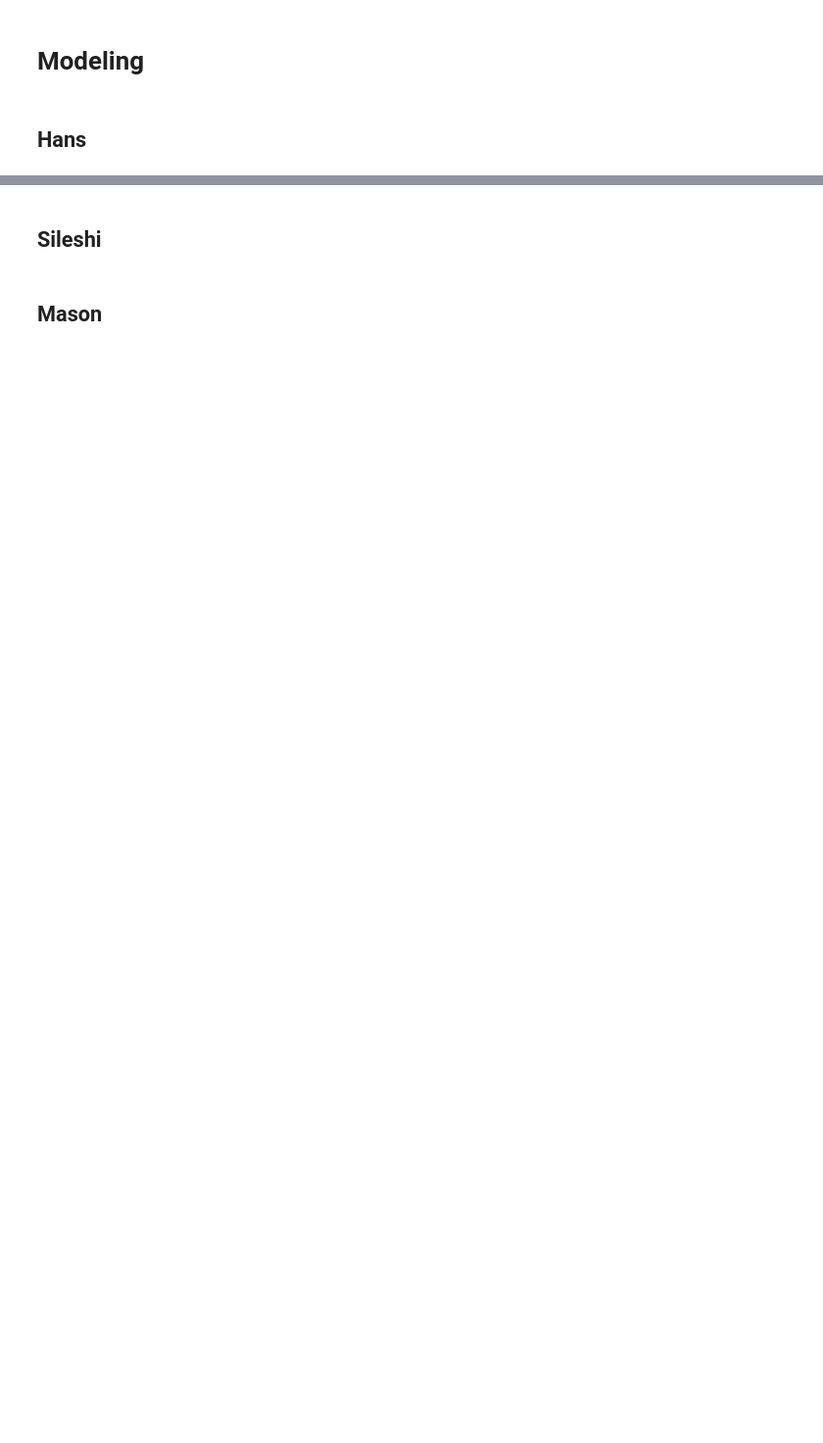
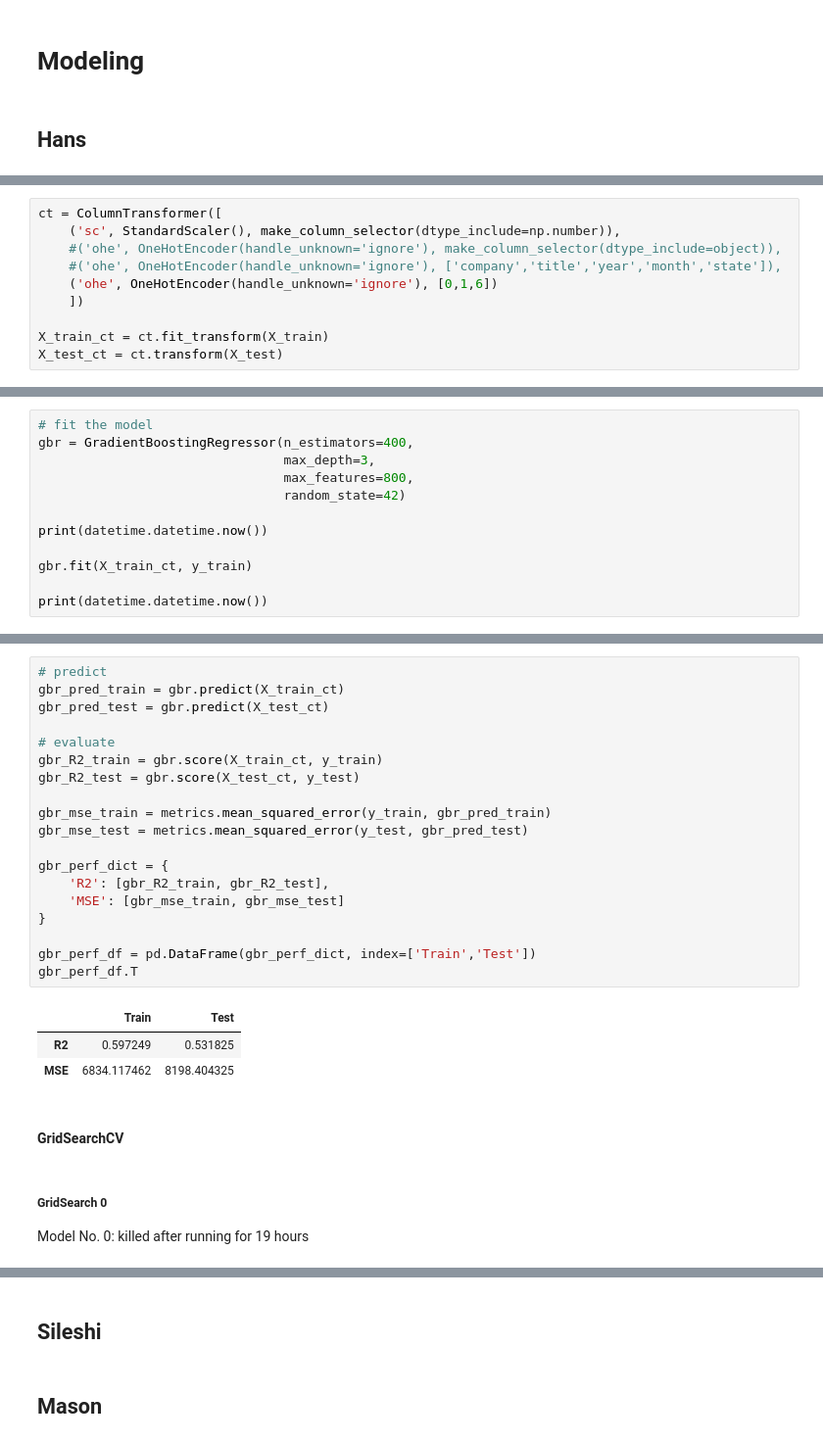
Before and after one commit to mh0805/Group-Project, a Jupyter notebook: Code/MODELING.ipynb, the cells around one changed output, grey strips where cells are left out. Shown at 98% size. Cells and saved outputs as stored; diff of their text form; blank space fills up the shorter version.

```diff
--- a/Code/MODELING.ipynb
+++ b/Code/MODELING.ipynb
@@ -4,0 +122,10 @@
+# %%
+ct = ColumnTransformer([
+    ('sc', StandardScaler(), make_column_selector(dtype_include=np.number)),
+    #('ohe', OneHotEncoder(handle_unknown='ignore'), make_column_selector(dtype_include=object)),
+    #('ohe', OneHotEncoder(handle_unknown='ignore'), ['company','title','year','month','state']),
+    ('ohe', OneHotEncoder(handle_unknown='ignore'), [0,1,6])
+    ])
+
+X_train_ct = ct.fit_transform(X_train)
+X_test_ct = ct.transform(X_test)
@@ -6,0 +224,12 @@
+# %%
+# fit the model
+gbr = GradientBoostingRegressor(n_estimators=400,
+                                max_depth=3,
+                                max_features=800,
+                                random_state=42)
+
+print(datetime.datetime.now())
+
+gbr.fit(X_train_ct, y_train)
+
+print(datetime.datetime.now())
@@ -6,0 +239,28 @@
+# %%
+# predict
+gbr_pred_train = gbr.predict(X_train_ct)
+gbr_pred_test = gbr.predict(X_test_ct)
+
+# evaluate
+gbr_R2_train = gbr.score(X_train_ct, y_train)
+gbr_R2_test = gbr.score(X_test_ct, y_test)
+
+gbr_mse_train = metrics.mean_squared_error(y_train, gbr_pred_train)
+gbr_mse_test = metrics.mean_squared_error(y_test, gbr_pred_test)
+
+gbr_perf_dict = {
+    'R2': [gbr_R2_train, gbr_R2_test],
+    'MSE': [gbr_mse_train, gbr_mse_test]
+}
+
+gbr_perf_df = pd.DataFrame(gbr_perf_dict, index=['Train','Test'])
+gbr_perf_df.T
+# %% [output]
+|  | Train | Test |
+| R2 | 0.597249 | 0.531825 |
+| MSE | 6834.117462 | 8198.404325 |
+# %% [markdown]
+#### GridSearchCV
+# %% [markdown]
+##### GridSearch 0
+Model No. 0: killed after running for 19 hours
```
Also changed, not shown: parts of 62 cells of this notebook.
